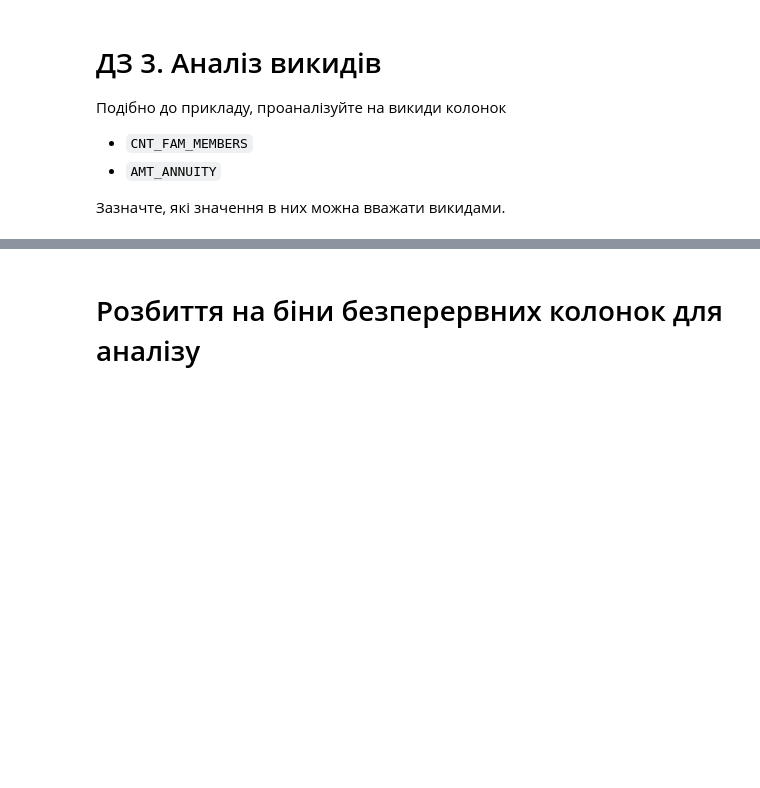
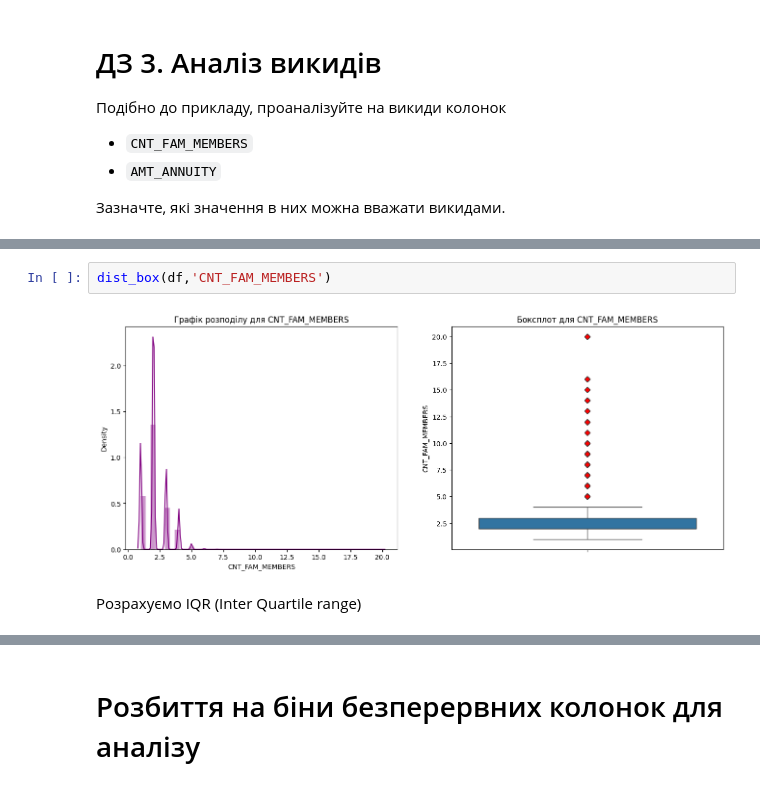
Before and after one commit to yelenana/machine_learning, a Jupyter notebook: Rybchynska_"HW_1_2_Credit_EDA".ipynb, the cells around one changed output, grey strips where cells are left out. Cells and saved outputs as stored; diff of their text form; blank space fills up the shorter version.

```diff
--- a/Rybchynska_"HW_1_2_Credit_EDA".ipynb
+++ b/Rybchynska_"HW_1_2_Credit_EDA".ipynb
@@ -1661,0 +1772,6 @@ df[df['AMT_INCOME_TOTAL'] > 900000].head()
+# %%
+dist_box(df,'CNT_FAM_MEMBERS')
+# %% [output]
+[figure, added]
+# %% [markdown]
+Розрахуємо IQR (Inter Quartile range)
```
Also changed, not shown: parts of 57 cells of this notebook.
